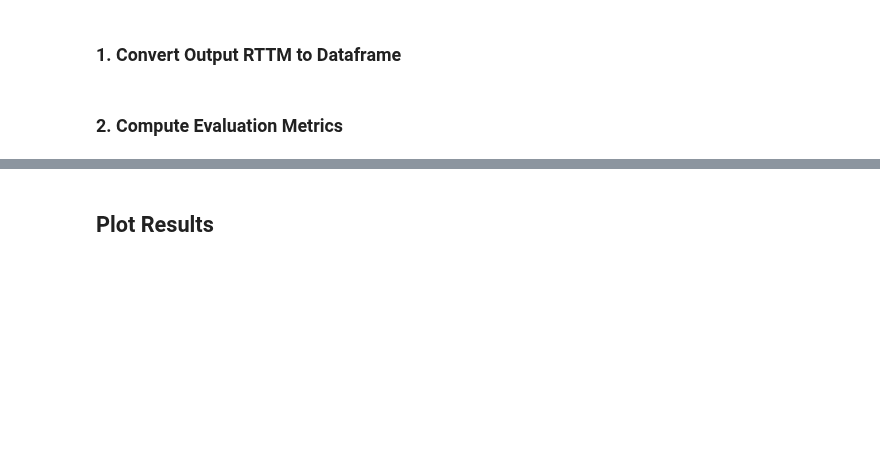
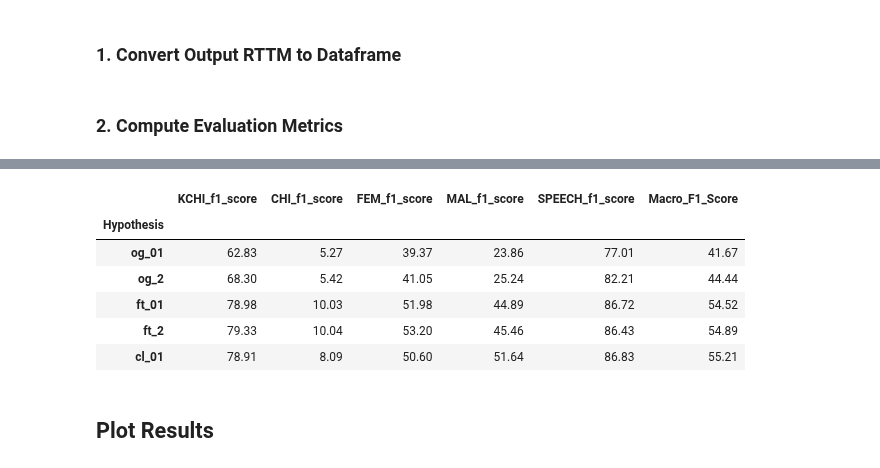
Before and after one commit to neleSuffo/naturalistic-social-analysis, a Jupyter notebook: notebooks/vtc_evaluation.ipynb, the cells around one changed output, grey strips where cells are left out. Saved outputs shown, nothing was run; the diff lists cells and outputs as text; code cells hidden in the pictures; blank space fills up the shorter version.

Commit message:
add metrics table for all setups

```diff
--- a/notebooks/vtc_evaluation.ipynb
+++ b/notebooks/vtc_evaluation.ipynb
@@ -455,0 +512,2 @@ Final Macro F1 Score (average of per-class average F1 scores): 0.532
+# %%
+metrics_df = compute_all_metrics_table()
@@ -456,3 +524,17 @@ Final Macro F1 Score (average of per-class average F1 scores): 0.532
+# %%
+metrics_f1_df = metrics_df[["KCHI_f1_score", "CHI_f1_score", "FEM_f1_score", "MAL_f1_score", "SPEECH_f1_score", "Macro_F1_Score"]]
+# multiply by 100 for percentage and show only 2 decimals
+# round to 2 decimals
+metrics_f1_df = (metrics_f1_df * 100).round(2)
+metrics_f1_df
+# %% [output]
+|  | KCHI_f1_score | CHI_f1_score | FEM_f1_score | MAL_f1_score | SPEECH_f1_score | Macro_F1_Score |
+| Hypothesis |  |  |  |  |  |  |
+| og_01 | 62.83 | 5.27 | 39.37 | 23.86 | 77.01 | 41.67 |
+| og_2 | 68.30 | 5.42 | 41.05 | 25.24 | 82.21 | 44.44 |
+| ft_01 | 78.98 | 10.03 | 51.98 | 44.89 | 86.72 | 54.52 |
+| ft_2 | 79.33 | 10.04 | 53.20 | 45.46 | 86.43 | 54.89 |
+| cl_01 | 78.91 | 8.09 | 50.60 | 51.64 | 86.83 | 55.21 |
 # %% [markdown]
 ## Plot Results
 # %%
```
Also changed, not shown: parts of 9 cells of this notebook.
